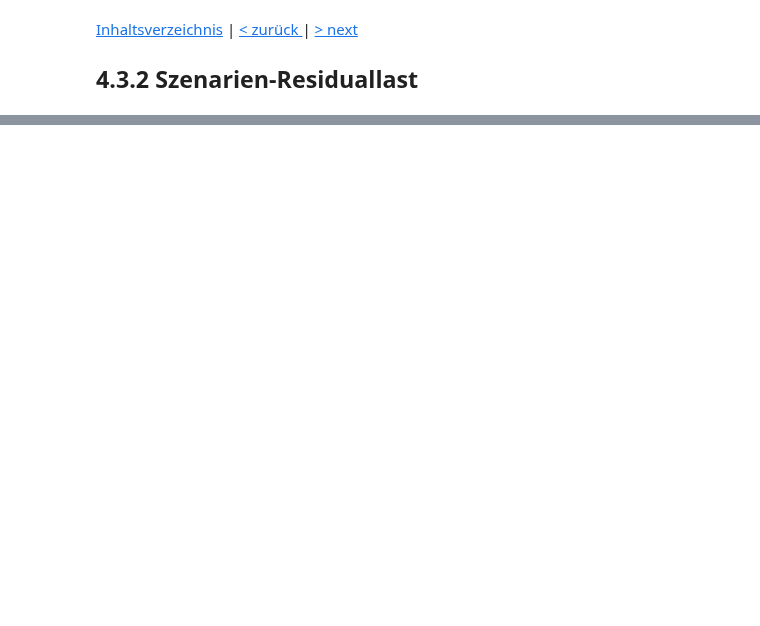
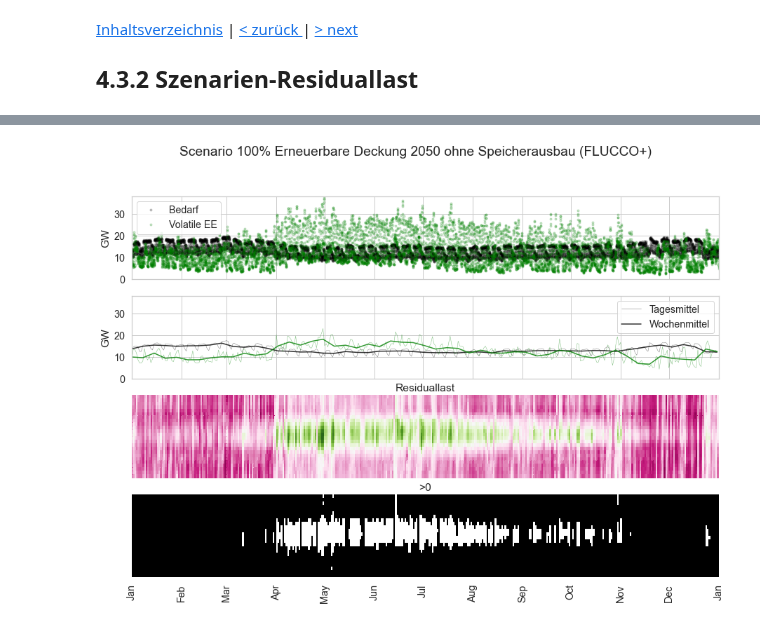
Before and after one commit to simonschaluppe/FLUCCOplus, a Jupyter notebook: notebooks/4.3.2_Szenarien_Residuallast.ipynb, the cells around one changed output, grey strips where cells are left out. Drawn from its saved outputs; the diff is of its cells as text; code cells hidden in the pictures; blank space fills up the shorter version.

```diff
--- a/notebooks/4.3.2_Szenarien_Residuallast.ipynb
+++ b/notebooks/4.3.2_Szenarien_Residuallast.ipynb
@@ -46,0 +20,19 @@
+# %%
+import FLUCCOplus.electricitymap as elmap
+from FLUCCOplus.scenarios import Scenario, Names
+
+base_year = 2018 # 2015,2016, 2017, 2018, 2019
+scenario_name = Names.flucco_2050_vol
+scenario = Scenario(
+    name = scenario_name,
+    scenario = scenario_name,
+    em_base = {"year": base_year,
+               "df": elmap.fetch(year=base_year)}
+)
+# %%
+scenario.reset()
+fig, ax = scenario.plot()
+
+plt.savefig(config.PLOTS / "Lineares_Szenario.png", dpi=300)
+# %% [output]
+[figure, added]
```
Also changed, not shown: parts of 14 cells of this notebook, 10 other files.
